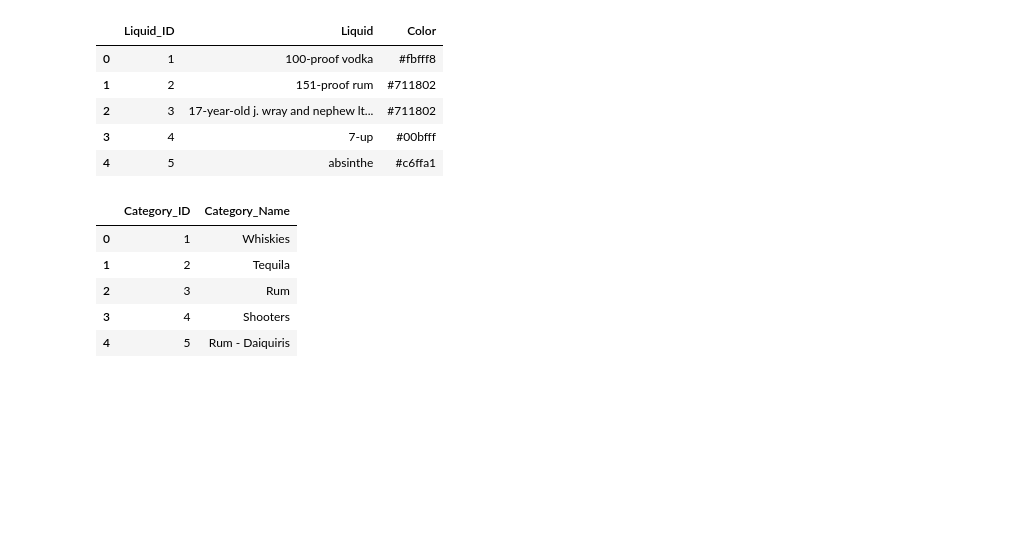
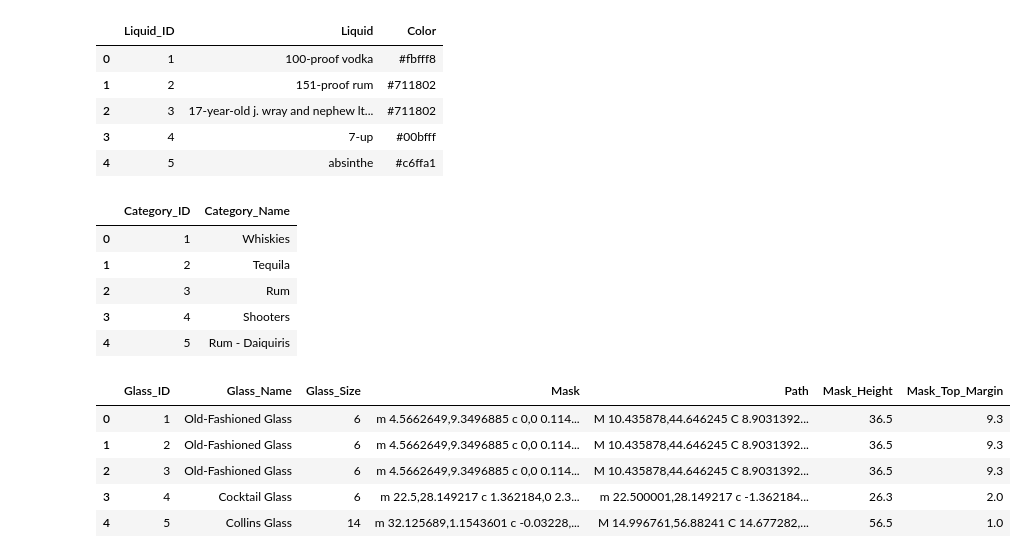
Before and after one commit to shortpoet/Final-Project, a Jupyter notebook: Mr_Boston/more_populate_table_carlos.ipynb, the cells around one changed output. Saved outputs shown, nothing was run; the diff lists cells and outputs as text; code cells hidden in the pictures; blank space fills up the shorter version.

```diff
--- a/Mr_Boston/more_populate_table_carlos.ipynb
+++ b/Mr_Boston/more_populate_table_carlos.ipynb
@@ -293,13 +369,20 @@ categories_df.head()
 # %%
 #connect to db to get Glass_ID
 
 conn = pymysql.connect(rds_host, user=user, password=password, connect_timeout=50)
 cursor = conn.cursor()
 cursor.execute('USE cocktailproject')
-cursor.execute("SELECT * FROM Categories")
+cursor.execute("SELECT * FROM Glasses")
 data = cursor.fetchall()
-categories_df = pd.DataFrame(list(data), columns=['Glass_ID', 'Glass_Name', 'Glass_Size', 'Mask', 'Path'])
-categories_df.head()
+glasses_df = pd.DataFrame(list(data), columns=['Glass_ID', 'Glass_Name', 'Glass_Size', 'Mask', 'Path', 'Mask_Height', 'Mask_Top_Margin'])
+glasses_df.head()
+# %% [output]
+|  | Glass_ID | Glass_Name | Glass_Size | Mask | Path | Mask_Height | Mask_Top_Margin |
+| 0 | 1 | Old-Fashioned Glass | 6 | m 4.5662649,9.3496885 c 0,0 0.114... | M 10.435878,44.646245 C 8.9031392... | 36.5 | 9.3 |
+| 1 | 2 | Old-Fashioned Glass | 6 | m 4.5662649,9.3496885 c 0,0 0.114... | M 10.435878,44.646245 C 8.9031392... | 36.5 | 9.3 |
+| 2 | 3 | Old-Fashioned Glass | 6 | m 4.5662649,9.3496885 c 0,0 0.114... | M 10.435878,44.646245 C 8.9031392... | 36.5 | 9.3 |
+| 3 | 4 | Cocktail Glass | 6 | m 22.5,28.149217 c 1.362184,0 2.3... | m 22.500001,28.149217 c -1.362184... | 26.3 | 2.0 |
+| 4 | 5 | Collins Glass | 14 | m 32.125689,1.1543601 c -0.03228,... | M 14.996761,56.88241 C 14.677282,... | 56.5 | 1.0 |
 # %%
 liquid_instructions_dict = {
     'Cocktail_ID': ,
```
Also changed, not shown: parts of 6 cells of this notebook, 2 other files.
